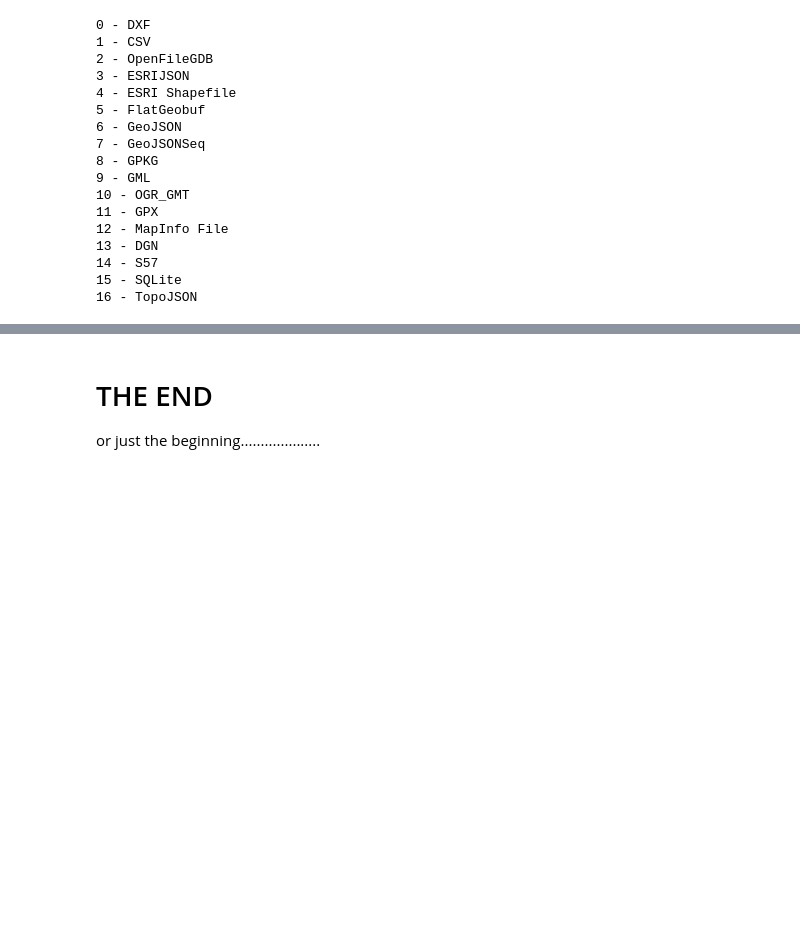
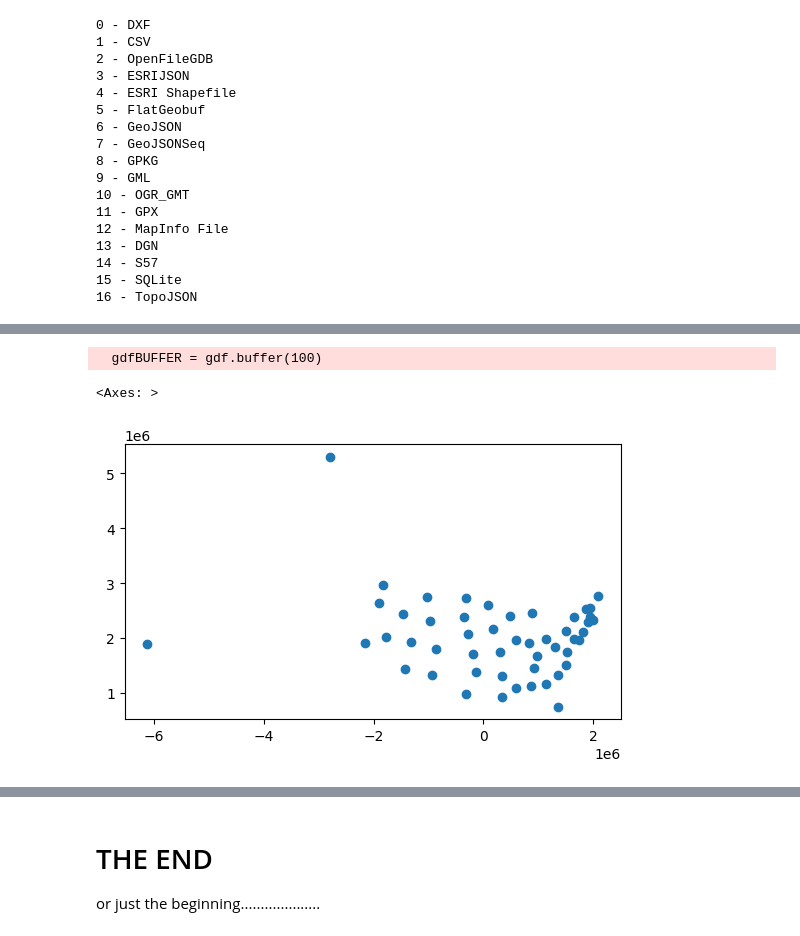
Before and after one commit to Location-Artistry/GEO-NOTEBOOKS, a Jupyter notebook: GeoPandas4GeoSpatial.ipynb, the cells around one changed output, grey strips where cells are left out. Drawn from its saved outputs; the diff is of its cells as text; code cells hidden in the pictures; blank space fills up the shorter version.

```diff
--- a/GeoPandas4GeoSpatial.ipynb
+++ b/GeoPandas4GeoSpatial.ipynb
@@ -379,8 +400,8 @@ We can even create GIS data from the CSV!
 csv_URL = "https://data.michigan.gov/resource/qj2w-9cqv.csv"
 df = pd.read_csv(csv_URL)
 # create GeoDataframe from dataframe, use point geometry in "geocoded_column"
-gdf = gpd.GeoDataFrame(df, geometry = gpd.GeoSeries.from_wkt(df['geocoded_column']), crs = 'EPSG:4326')
-gdf.head()
+gdfCSV = gpd.GeoDataFrame(df, geometry = gpd.GeoSeries.from_wkt(df['geocoded_column']), crs = 'EPSG:4326')
+gdfCSV.head()
 # %%
 gdf.info()
 # %% [output]
@@ -552,0 +590,4 @@ gdfJoin.to_file(filename=fileName, driver=drivers[6])#, layer='main')
+# %%
+gdfBUFFER = gdf.buffer(100)
+# %% [output]
+  gdfBUFFER = gdf.buffer(100)
@@ -552,0 +596,7 @@ gdfJoin.to_file(filename=fileName, driver=drivers[6])#, layer='main')
+# %%
+gdfEqualArea = gdf.to_crs(epsg=5070)
+# %%
+gdfEqualArea.plot()
+# %% [output]
+<Axes: >
+[figure, added]
```
Also changed, not shown: parts of 14 cells of this notebook.
